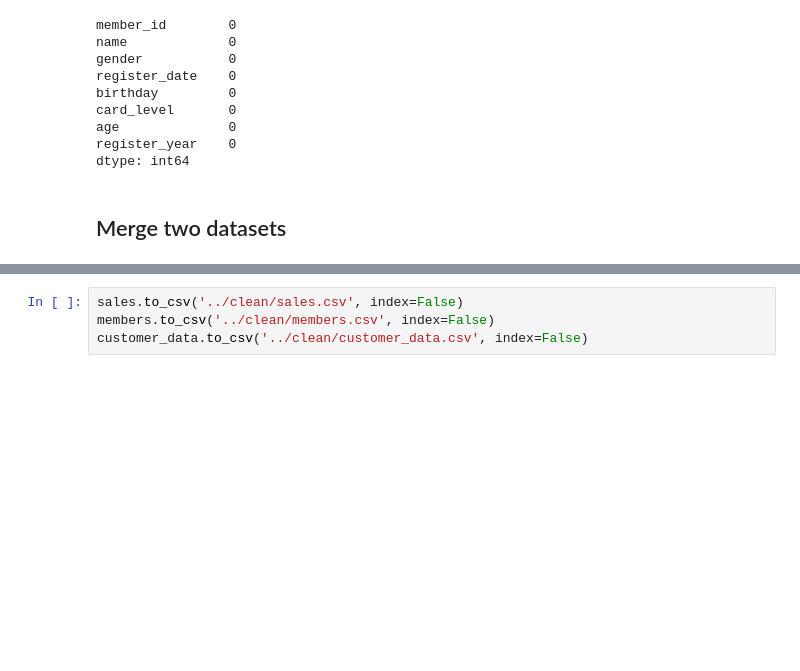
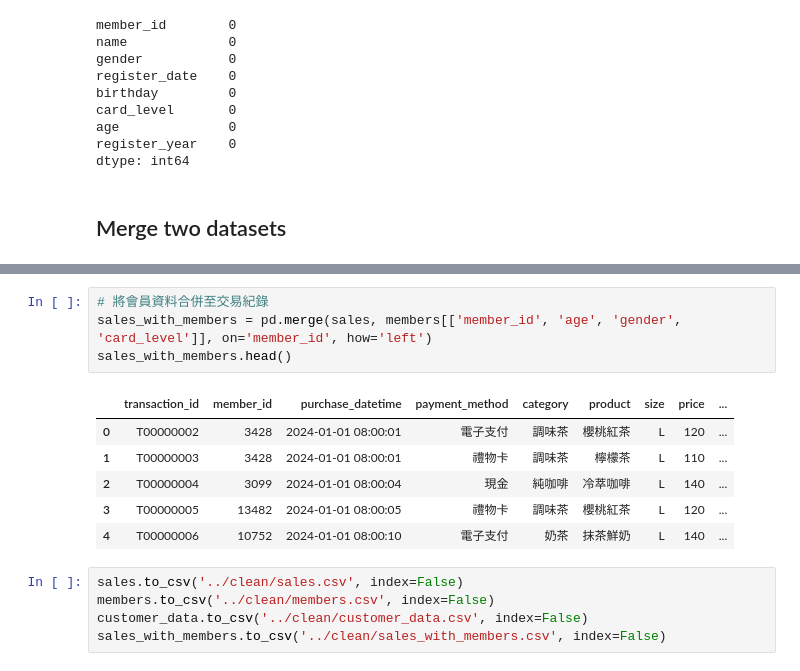
Before and after one commit to sofiahuang2225-prog/econ_5166_segmentation_task, a Jupyter notebook: data/analysis/preprocessing-and-cleaning.ipynb, the cells around one changed output, grey strips where cells are left out. Drawn from its saved outputs; the diff is of its cells as text; blank space fills up the shorter version.

Commit message:
feat: merge member attributes into sales data and export

```diff
--- a/data/analysis/preprocessing-and-cleaning.ipynb
+++ b/data/analysis/preprocessing-and-cleaning.ipynb
@@ -269,7 +273,19 @@ customer_data.head()
 | 3 | 4 | 女 | 50 | 鑽石 | 4 | 0.178771 | 0.016760 | 0.625698 | 0.173184 | 0.005587 | ... |
 | 4 | 5 | 女 | 26 | 金 | 2 | 0.207692 | 0.130769 | 0.007692 | 0.646154 | 0.007692 | ... |
 5 rows × 31 columns
+# %%
+# 將會員資料合併至交易紀錄
+sales_with_members = pd.merge(sales, members[['member_id', 'age', 'gender', 'card_level']], on='member_id', how='left')
+sales_with_members.head()
+# %% [output]
+|  | transaction_id | member_id | purchase_datetime | payment_method | category | product | size | price | ... |
+| 0 | T00000002 | 3428 | 2024-01-01 08:00:01 | 電子支付 | 調味茶 | 櫻桃紅茶 | L | 120 | ... |
+| 1 | T00000003 | 3428 | 2024-01-01 08:00:01 | 禮物卡 | 調味茶 | 檸檬茶 | L | 110 | ... |
+| 2 | T00000004 | 3099 | 2024-01-01 08:00:04 | 現金 | 純咖啡 | 冷萃咖啡 | L | 140 | ... |
+| 3 | T00000005 | 13482 | 2024-01-01 08:00:05 | 禮物卡 | 調味茶 | 櫻桃紅茶 | L | 120 | ... |
+| 4 | T00000006 | 10752 | 2024-01-01 08:00:10 | 電子支付 | 奶茶 | 抹茶鮮奶 | L | 140 | ... |
 # %%
 sales.to_csv('../clean/sales.csv', index=False)
 members.to_csv('../clean/members.csv', index=False)
 customer_data.to_csv('../clean/customer_data.csv', index=False)
+sales_with_members.to_csv('../clean/sales_with_members.csv', index=False)
```
Also changed, not shown: parts of 2 cells of this notebook.
